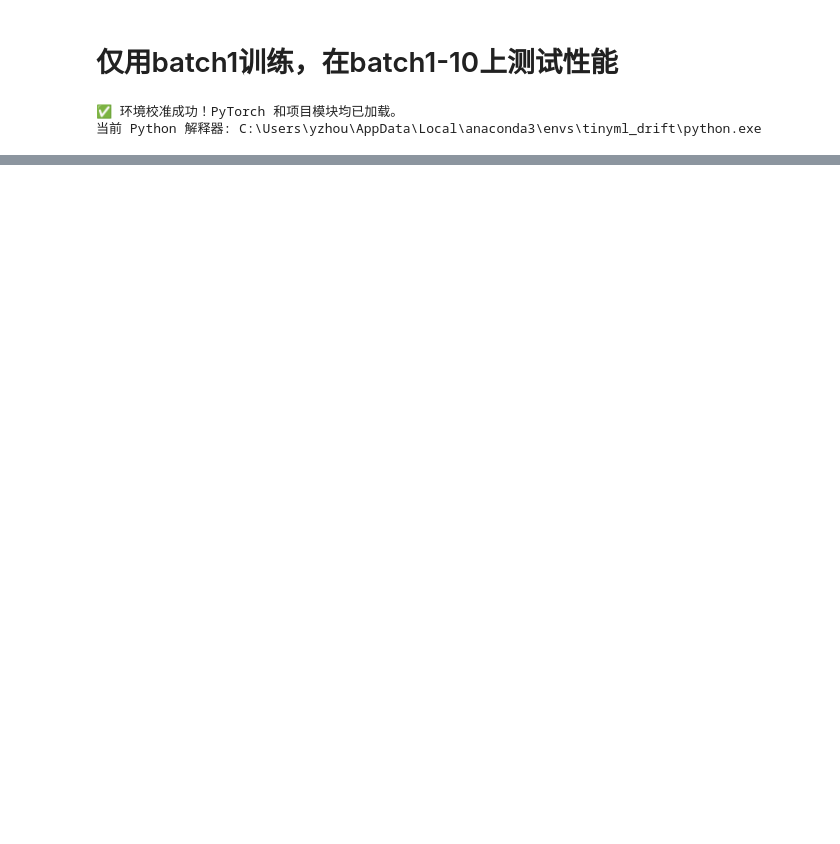
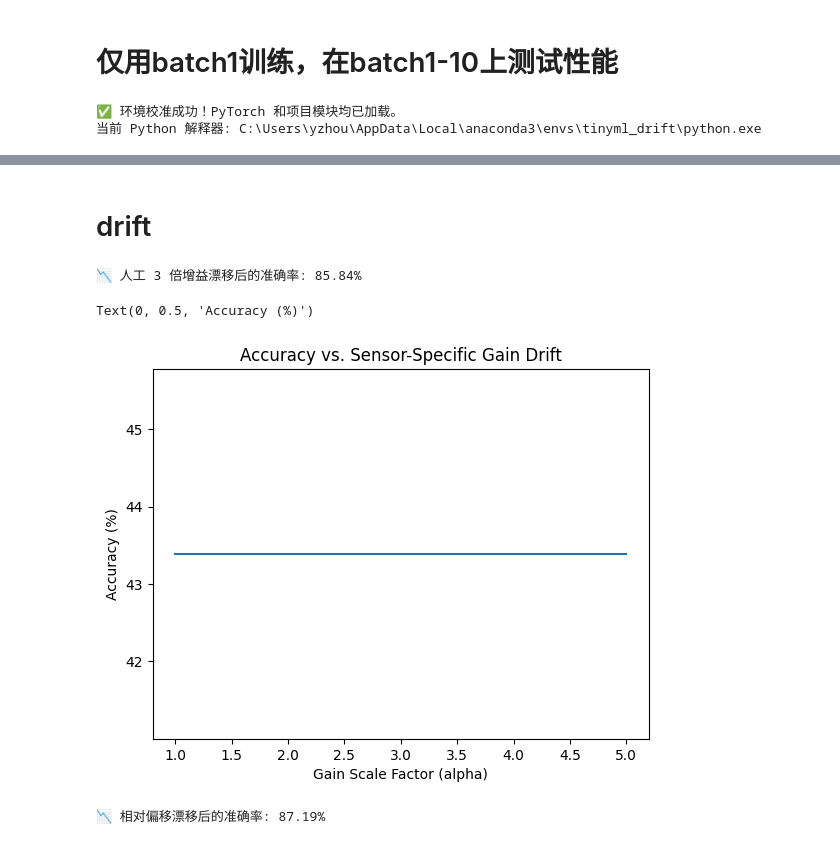
Before and after one commit to YijunHakuna/TinyML_Gas_Drift, a Jupyter notebook: Notebooks/W1_Baseline_Benchmark.ipynb, the cells around one changed output, grey strips where cells are left out. Saved outputs shown, nothing was run; the diff lists cells and outputs as text; code cells hidden in the pictures; blank space fills up the shorter version.

```diff
--- a/Notebooks/W1_Baseline_Benchmark.ipynb
+++ b/Notebooks/W1_Baseline_Benchmark.ipynb
@@ -121,0 +186,2 @@ Batch 10 | 准确率:  43.22%
+# %% [markdown]
+# drift
@@ -121,0 +233,71 @@ Batch 10 | 准确率:  43.22%
+# %%
+# 1. 准备人工漂移数据
+# 模拟 Batch 2 的极端情况：16 个传感器中有一半发生了 3 倍增益偏移
+X1_raw, y1 = loader.load_batch(1)
+X1_drifted = simulator.apply_gain_drift(X1_raw, scale_range=(2.5, 3.5), mode='sensor')
+
+# 2. 标准化与推理
+# 注意：必须使用 Batch 1 的 scaler，这才是“出厂状态”
+X1_drifted_norm = datasets['scaler'].transform(X1_drifted)
+X_tensor = torch.FloatTensor(X1_drifted_norm)
+
+with torch.no_grad():
+    model.eval()
+    outputs = model(X_tensor)
+    _, predicted = torch.max(outputs, 1)
+    acc_drifted = 100 * (predicted.numpy() == y1).sum() / len(y1)
+
+print(f"📉 人工 3 倍增益漂移后的准确率: {acc_drifted:.2f}%")
+# %% [output]
+📉 人工 3 倍增益漂移后的准确率: 85.84%
+# %%
+alphas = np.linspace(1.0, 5.0, 20)
+results = []
+
+for a in alphas:
+    X_test_drift = simulator.apply_gain_drift(X1_raw, scale_range=(a, a), mode='sensor')
+    # ... 进行推理并计算 acc ...
+    results.append(acc)
+
+plt.plot(alphas, results)
+plt.title("Accuracy vs. Sensor-Specific Gain Drift")
+plt.xlabel("Gain Scale Factor (alpha)")
+plt.ylabel("Accuracy (%)")
+# %% [output]
+Text(0, 0.5, 'Accuracy (%)')
+[figure, added]
+# %%
+def apply_relative_drift(X, scale=3.0, beta=0.5):
+    """
+    按比例引入偏移，确保漂移具有破坏性
+    beta=0.5 意味着将信号中心平移 0.5 个标准差
+    """
+    # 1. 获取训练集的标准差 (从你的 scaler 中提取)
+    # 如果你用的是 StandardScaler: scaler.scale_
+    # 如果你用的是 RobustScaler: scaler.scale_ (代表分位数间距)
+    stds = datasets['scaler'].scale_
+
+    # 2. 施加增益漂移
+    X_drifted = simulator.apply_gain_drift(X, scale_range=(scale, scale), mode='sensor')
+
+    # 3. 施加相对偏移：为每一维生成独立的 beta * std 偏移
+    # 模拟 16 个传感器中每个通道不同的电平漂移
+    relative_offsets = np.random.uniform(-beta, beta, size=(1, X.shape[1])) * stds
+    X_drifted = X_drifted + relative_offsets
+
+    return X_drifted
+# 尝试更真实的模拟：3倍增益 + 0.8倍标准差偏移
+X_broken = apply_relative_drift(X1_raw, scale=3.0, beta=0.8)
+
+X_broken_norm = datasets['scaler'].transform(X_broken)
+X_tensor = torch.FloatTensor(X_broken_norm)
+
+model.eval()
+with torch.no_grad():
+    outputs = model(X_tensor)
+    _, predicted = torch.max(outputs, 1)
+    acc_broken = 100 * (predicted.numpy() == y1).sum() / len(y1)
+
+print(f"📉 相对偏移漂移后的准确率: {acc_broken:.2f}%")
+# %% [output]
+📉 相对偏移漂移后的准确率: 87.19%
```
Also changed, not shown: parts of 5 cells of this notebook, 4 other files.
